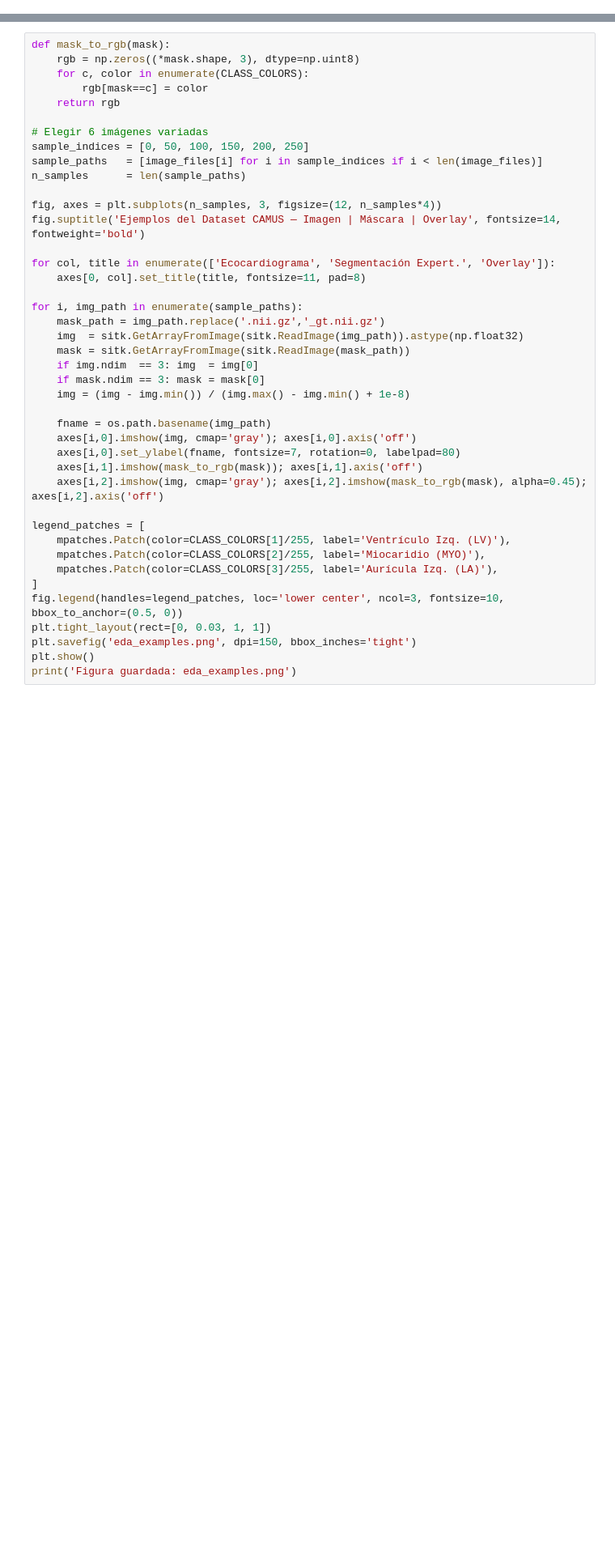
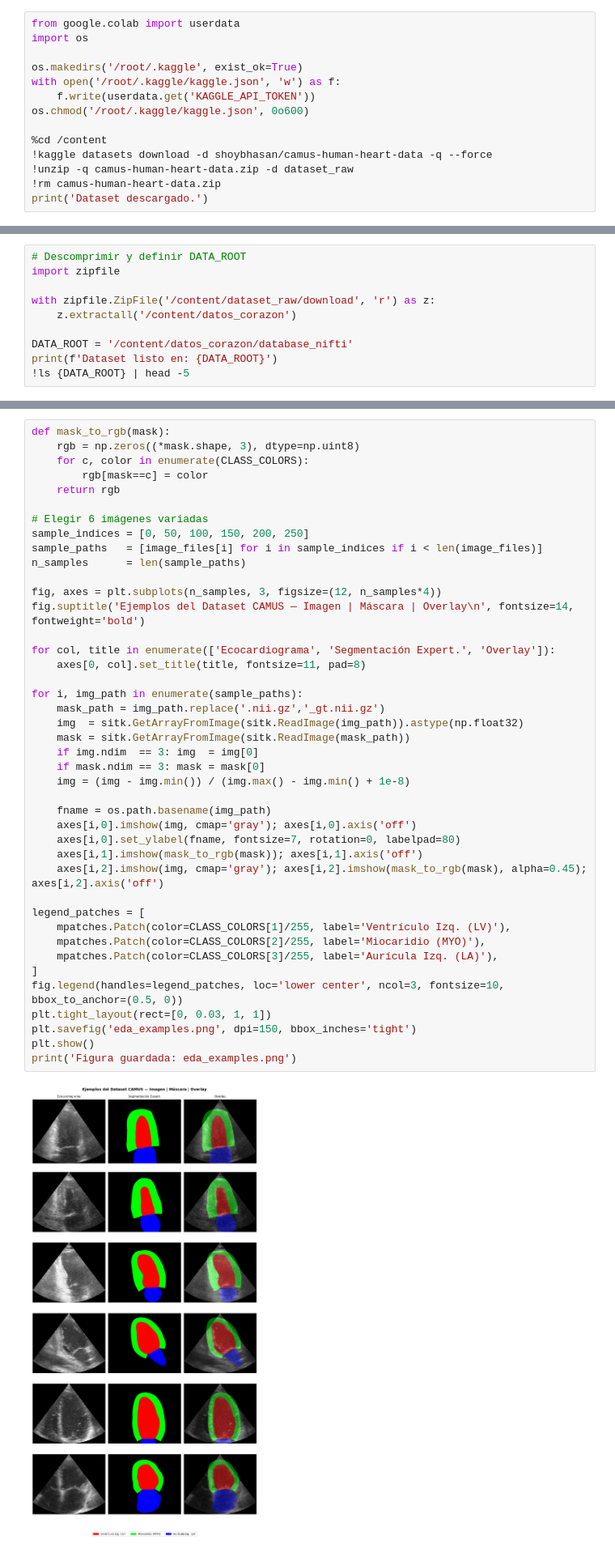
Before and after one commit to LourdesBranchi/camus-lv-segmentation, a Jupyter notebook: notebooks/01_EDA.ipynb, the cells around one changed output, grey strips where cells are left out. Shown at 81% size. Drawn from its saved outputs; the diff is of its cells as text; blank space fills up the shorter version.

```diff
--- a/notebooks/01_EDA.ipynb
+++ b/notebooks/01_EDA.ipynb
@@ -9,0 +53,14 @@ Este notebook analiza el dataset para justificar las decisiones de diseño del p
+# %%
+from google.colab import userdata
+import os
+
+os.makedirs('/root/.kaggle', exist_ok=True)
+with open('/root/.kaggle/kaggle.json', 'w') as f:
+    f.write(userdata.get('KAGGLE_API_TOKEN'))
+os.chmod('/root/.kaggle/kaggle.json', 0o600)
+
+%cd /content
+!kaggle datasets download -d shoybhasan/camus-human-heart-data -q --force
+!unzip -q camus-human-heart-data.zip -d dataset_raw
+!rm camus-human-heart-data.zip
+print('Dataset descargado.')
@@ -9,0 +72,10 @@ Este notebook analiza el dataset para justificar las decisiones de diseño del p
+# %%
+# Descomprimir y definir DATA_ROOT
+import zipfile
+
+with zipfile.ZipFile('/content/dataset_raw/download', 'r') as z:
+    z.extractall('/content/datos_corazon')
+
+DATA_ROOT = '/content/datos_corazon/database_nifti'
+print(f'Dataset listo en: {DATA_ROOT}')
+!ls {DATA_ROOT} | head -5
@@ -139,32 +234,34 @@ sample_paths   = [image_files[i] for i in sample_indices if i < len(image_files)
 n_samples      = len(sample_paths)
 
 fig, axes = plt.subplots(n_samples, 3, figsize=(12, n_samples*4))
-fig.suptitle('Ejemplos del Dataset CAMUS — Imagen | Máscara | Overlay', fontsize=14, fontweight='bold')
+fig.suptitle('Ejemplos del Dataset CAMUS — Imagen | Máscara | Overlay\n', fontsize=14, fontweight='bold')
 
 for col, title in enumerate(['Ecocardiograma', 'Segmentación Expert.', 'Overlay']):
     axes[0, col].set_title(title, fontsize=11, pad=8)
 
 for i, img_path in enumerate(sample_paths):
     mask_path = img_path.replace('.nii.gz','_gt.nii.gz')
     img  = sitk.GetArrayFromImage(sitk.ReadImage(img_path)).astype(np.float32)
     mask = sitk.GetArrayFromImage(sitk.ReadImage(mask_path))
     if img.ndim  == 3: img  = img[0]
     if mask.ndim == 3: mask = mask[0]
     img = (img - img.min()) / (img.max() - img.min() + 1e-8)
 
     fname = os.path.basename(img_path)
     axes[i,0].imshow(img, cmap='gray'); axes[i,0].axis('off')
     axes[i,0].set_ylabel(fname, fontsize=7, rotation=0, labelpad=80)
     axes[i,1].imshow(mask_to_rgb(mask)); axes[i,1].axis('off')
     axes[i,2].imshow(img, cmap='gray'); axes[i,2].imshow(mask_to_rgb(mask), alpha=0.45); axes[i,2].axis('off')
 
 legend_patches = [
     mpatches.Patch(color=CLASS_COLORS[1]/255, label='Ventrículo Izq. (LV)'),
     mpatches.Patch(color=CLASS_COLORS[2]/255, label='Miocaridio (MYO)'),
     mpatches.Patch(color=CLASS_COLORS[3]/255, label='Aurícula Izq. (LA)'),
 ]
 fig.legend(handles=legend_patches, loc='lower center', ncol=3, fontsize=10, bbox_to_anchor=(0.5, 0))
 plt.tight_layout(rect=[0, 0.03, 1, 1])
 plt.savefig('eda_examples.png', dpi=150, bbox_inches='tight')
 plt.show()
 print('Figura guardada: eda_examples.png')
+# %% [output]
+[figure, added]
```
Also changed, not shown: parts of 16 cells of this notebook.
